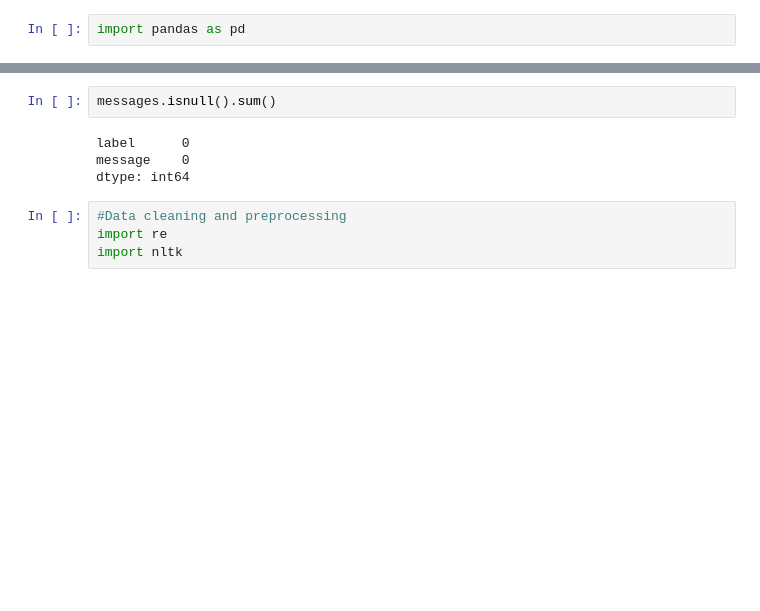
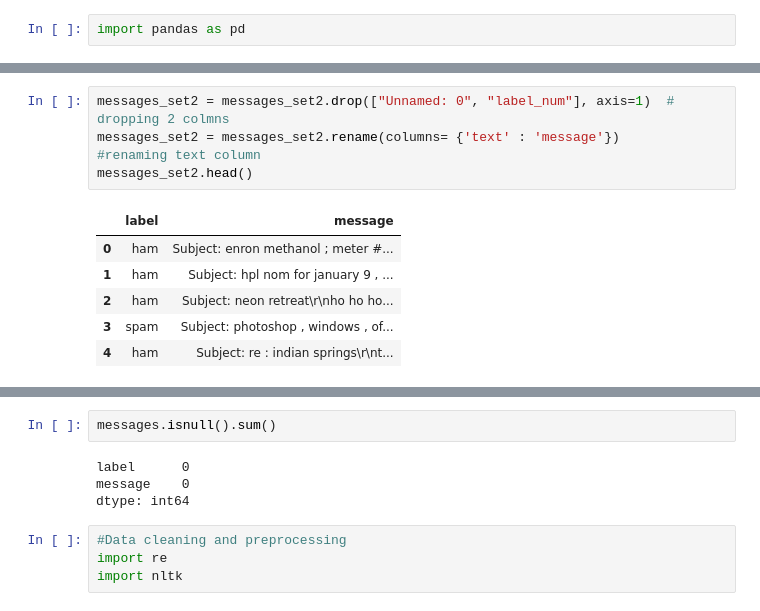
Before and after one commit to raj26kumar/spamclassifier_app, a Jupyter notebook: spamclassifier.ipynb, the cells around one changed output, grey strips where cells are left out. Cells and saved outputs as stored; diff of their text form; blank space fills up the shorter version.

```diff
--- a/spamclassifier.ipynb
+++ b/spamclassifier.ipynb
@@ -5,0 +34,11 @@ sep='\t', names=["label", "message"])
+# %%
+messages_set2 = messages_set2.drop(["Unnamed: 0", "label_num"], axis=1)  # dropping 2 colmns
+messages_set2 = messages_set2.rename(columns= {'text' : 'message'})      #renaming text column
+messages_set2.head()
+# %% [output]
+|  | label | message |
+| 0 | ham | Subject: enron methanol ; meter #... |
+| 1 | ham | Subject: hpl nom for january 9 , ... |
+| 2 | ham | Subject: neon retreat\r\nho ho ho... |
+| 3 | spam | Subject: photoshop , windows , of... |
+| 4 | ham | Subject: re : indian springs\r\nt... |
```
Also changed, not shown: parts of 23 cells of this notebook, 9 other files.
